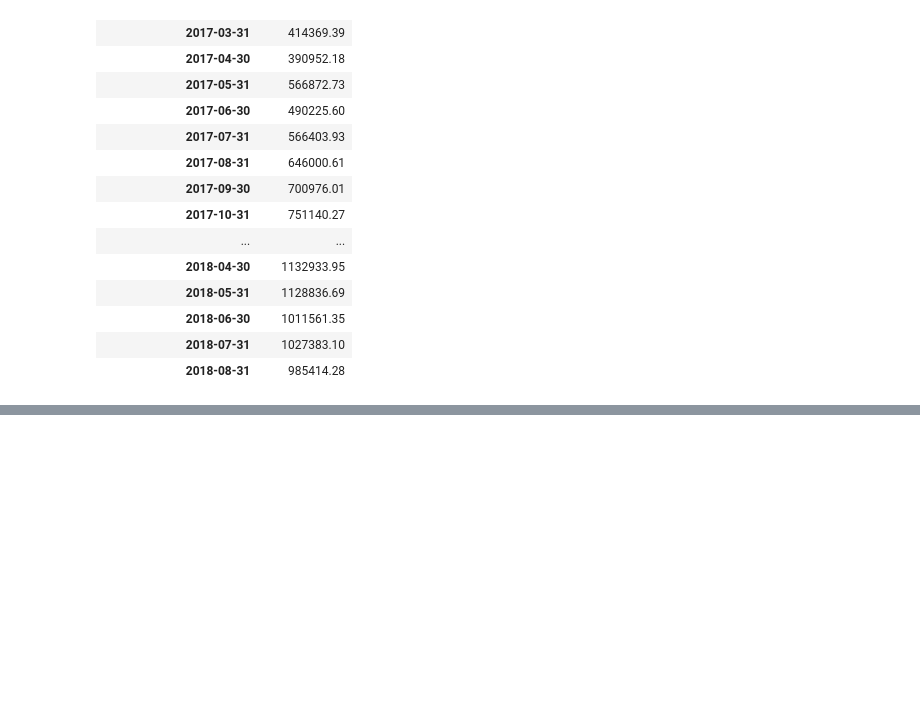
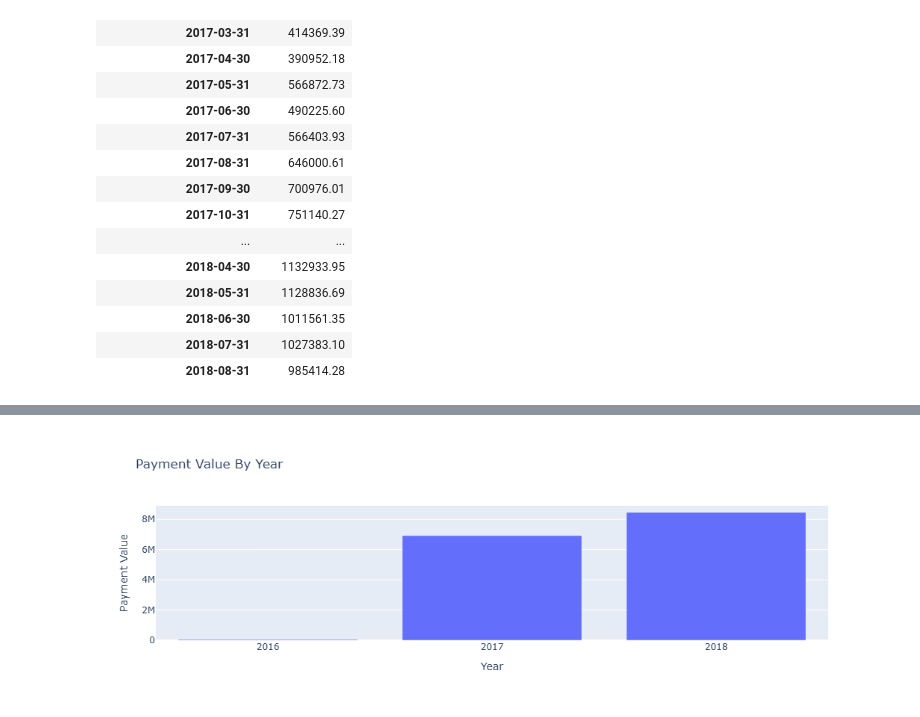
Before and after one commit to sso0421/Pandas, a Jupyter notebook: 261019-20/261020_01.ipynb, the cells around one changed output, grey strips where cells are left out. Cells and saved outputs as stored; diff of their text form; code cells hidden in the pictures; blank space fills up the shorter version.

```diff
--- a/261019-20/261020_01.ipynb
+++ b/261019-20/261020_01.ipynb
@@ -740,0 +847,9 @@ dtype: float64
+# %%
+merged_order_payment_date["year"] = merged_order_payment_date["order_purchase_timestamp"].dt.year
+merged_order_payment_date["quarter"] = merged_order_payment_date["order_purchase_timestamp"].dt.quarter
+merged_order_payment_date["month"] = merged_order_payment_date["order_purchase_timestamp"].dt.month
+merged_order_payment_date["weekday"] = merged_order_payment_date["order_purchase_timestamp"].dt.weekday
+merged_order_payment_date["monthday"] = merged_order_payment_date["order_purchase_timestamp"].dt.day
+merged_order_payment_date["hour"] = merged_order_payment_date["order_purchase_timestamp"].dt.hour
+merged_order_payment_date["minute"] = merged_order_payment_date["order_purchase_timestamp"].dt.minute
+merged_order_payment_date["second"] = merged_order_payment_date["order_purchase_timestamp"].dt.second
@@ -740,0 +866,2 @@ dtype: float64
+# %%
+merged_order_payment_year = merged_order_payment_date[["year", "payment_value"]].copy()
@@ -740,0 +884,3 @@ dtype: float64
+# %%
+merged_order_payment_year = merged_order_payment_year.groupby("year").sum()
+merged_order_payment_year.head()
@@ -740,0 +893,18 @@ dtype: float64
+# %%
+import plotly.express as px
+
+fig = px.bar(
+    x=merged_order_payment_year.index,
+    y=merged_order_payment_year["payment_value"],
+    title="Payment Value By Year",
+    labels={
+        "x": "Year",
+        "y": "Payment Value"
+    }
+)
+
+fig.update_xaxes(tickvals=[2016, 2017, 2018])
+
+fig.show()
+# %% [output]
+[figure, added]
```
Also changed, not shown: parts of 141 cells of this notebook, 48 other files.
